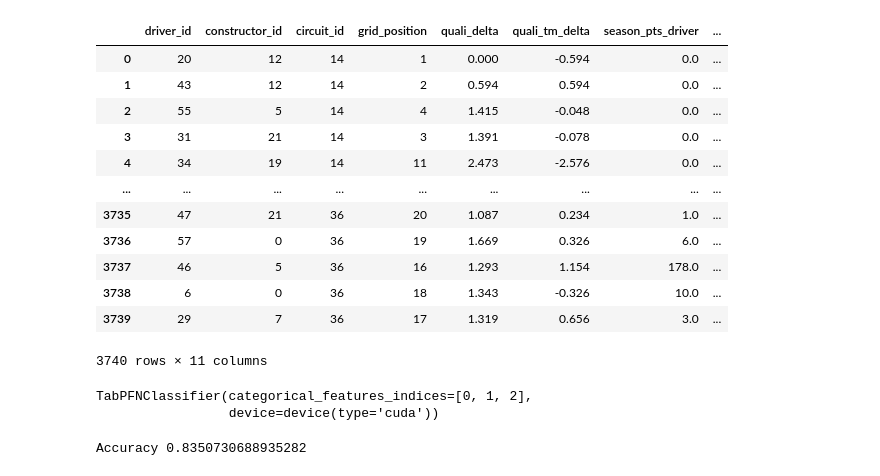
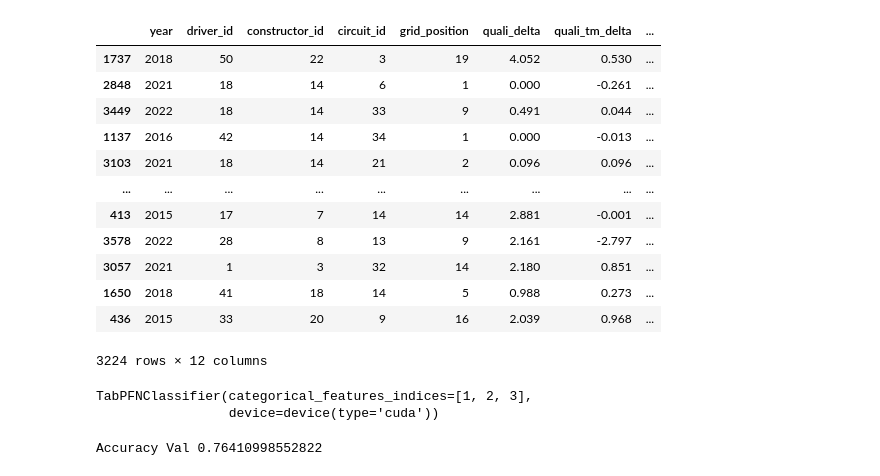
Before and after one commit to mcfiet/dl-project, a Jupyter notebook: scripts/tabpfn.ipynb, the cells around one changed output. Saved outputs shown, nothing was run; the diff lists cells and outputs as text; code cells hidden in the pictures.

Commit message:
feat: run with not season sorted dataset

```diff
--- a/scripts/tabpfn.ipynb
+++ b/scripts/tabpfn.ipynb
@@ -10,8 +10,4 @@ from torch.utils.data import Dataset, DataLoader
 import torch.nn as nn
 import torch.optim as optim
 # %%
-train = pd.read_csv("../data/grandprix_features_train.csv")
-val = pd.read_csv("../data/grandprix_features_val.csv")
-test  = pd.read_csv("../data/grandprix_features_test.csv")
-
-test.head()
+df = pd.read_csv("../data/original/grandprix_features.csv")
@@ -25,47 +14,53 @@ test.head()
 # %%
 CAT_COLS = [
     "driver_id",
     "constructor_id",
     "circuit_id",
 ]
 NUM_COLS = [
     "grid_position",
     "quali_delta",
     "quali_tm_delta",
     "season_pts_driver",
     "season_pts_team",
     "last_3_avg",
     "is_street_circuit",
     "is_wet",
 ]
 
 TARGET = 'points_scored'
+
+X = df.drop(columns=[TARGET])
+y = df[TARGET]
+
+X_train, X_tmp, y_train, y_tmp = train_test_split(X, y, test_size=0.3, random_state=42, stratify=y)
+X_val, X_test, y_val, y_test = train_test_split(X_tmp, y_tmp, test_size=0.5, random_state=42, stratify=y_tmp)
+
+mappings = {}
 for col in CAT_COLS:
-    all_vals = pd.concat([train[col], val[col], test[col]], axis=0)
-    codes = all_vals.astype("category").cat.categories
-    mapping = {v: i for i, v in enumerate(codes)}
-    for df in (train, val, test):
-        df[col] = df[col].map(mapping).astype("int64")
+    cats = X_train[col].astype("category").cat.categories
+    mapping = {v: i for i, v in enumerate(cats)}
+    mappings[col] = mapping
 
-X_train, y_train = train[CAT_COLS + NUM_COLS], train[TARGET]
-X_val, y_val = val[CAT_COLS + NUM_COLS], val[TARGET]
-X_test, y_test = test[CAT_COLS + NUM_COLS], test[TARGET]
+    X_train[col] = X_train[col].map(mapping).astype("int64")
+    X_val[col] = X_val[col].map(mapping).fillna(-1).astype("int64")
+    X_test[col] = X_test[col].map(mapping).fillna(-1).astype("int64")
 
 X_train
 # %% [output]
-|  | driver_id | constructor_id | circuit_id | grid_position | quali_delta | quali_tm_delta | season_pts_driver | ... |
-| 0 | 20 | 12 | 14 | 1 | 0.000 | -0.594 | 0.0 | ... |
-| 1 | 43 | 12 | 14 | 2 | 0.594 | 0.594 | 0.0 | ... |
-| 2 | 55 | 5 | 14 | 4 | 1.415 | -0.048 | 0.0 | ... |
-| 3 | 31 | 21 | 14 | 3 | 1.391 | -0.078 | 0.0 | ... |
-| 4 | 34 | 19 | 14 | 11 | 2.473 | -2.576 | 0.0 | ... |
+|  | year | driver_id | constructor_id | circuit_id | grid_position | quali_delta | quali_tm_delta | ... |
+| 1737 | 2018 | 50 | 22 | 3 | 19 | 4.052 | 0.530 | ... |
+| 2848 | 2021 | 18 | 14 | 6 | 1 | 0.000 | -0.261 | ... |
+| 3449 | 2022 | 18 | 14 | 33 | 9 | 0.491 | 0.044 | ... |
+| 1137 | 2016 | 42 | 14 | 34 | 1 | 0.000 | -0.013 | ... |
+| 3103 | 2021 | 18 | 14 | 21 | 2 | 0.096 | 0.096 | ... |
 | ... | ... | ... | ... | ... | ... | ... | ... | ... |
-| 3735 | 47 | 21 | 36 | 20 | 1.087 | 0.234 | 1.0 | ... |
-| 3736 | 57 | 0 | 36 | 19 | 1.669 | 0.326 | 6.0 | ... |
-| 3737 | 46 | 5 | 36 | 16 | 1.293 | 1.154 | 178.0 | ... |
-| 3738 | 6 | 0 | 36 | 18 | 1.343 | -0.326 | 10.0 | ... |
-| 3739 | 29 | 7 | 36 | 17 | 1.319 | 0.656 | 3.0 | ... |
+| 413 | 2015 | 17 | 7 | 14 | 14 | 2.881 | -0.001 | ... |
+| 3578 | 2022 | 28 | 8 | 13 | 9 | 2.161 | -2.797 | ... |
+| 3057 | 2021 | 1 | 3 | 32 | 14 | 2.180 | 0.851 | ... |
+| 1650 | 2018 | 41 | 18 | 14 | 5 | 0.988 | 0.273 | ... |
+| 436 | 2015 | 33 | 20 | 9 | 16 | 2.039 | 0.968 | ... |
-3740 rows × 11 columns
+3224 rows × 12 columns
 # %%
 cat_idx = [X_train.columns.get_loc(c) for c in CAT_COLS]
 # %%
@@ -73,10 +68,10 @@ device = torch.device("cuda" if torch.cuda.is_available() else "cpu")
 clf = TabPFNClassifier(device=device, categorical_features_indices=cat_idx)
 clf.fit(X_train, y_train)
 # %% [output]
-TabPFNClassifier(categorical_features_indices=[0, 1, 2],
+TabPFNClassifier(categorical_features_indices=[1, 2, 3],
                  device=device(type='cuda'))
 # %%
 predictions = clf.predict(X_val)
-print("Accuracy", accuracy_score(y_val, predictions))
+print("Accuracy Val", accuracy_score(y_val, predictions))
 # %% [output]
-Accuracy 0.8350730688935282
+Accuracy Val 0.76410998552822
```
Also changed, not shown: parts of 1 cell of this notebook.
